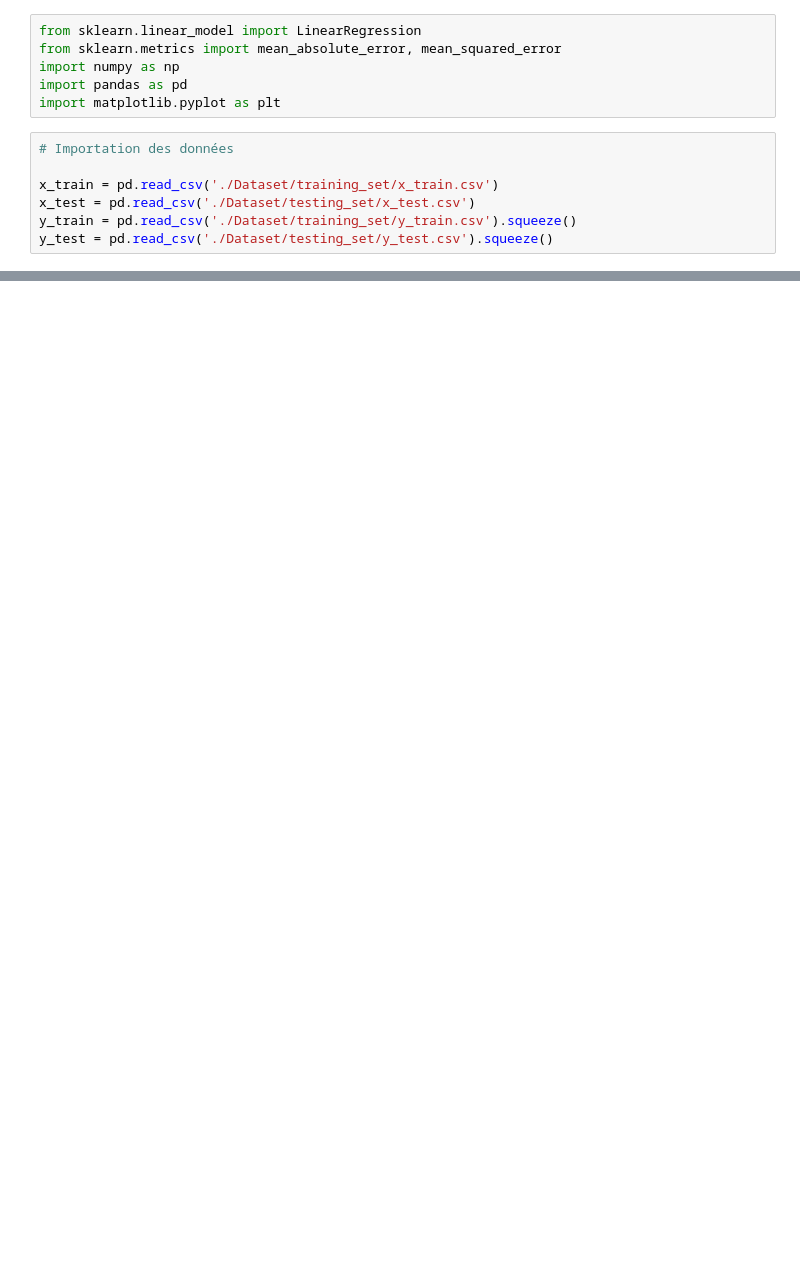
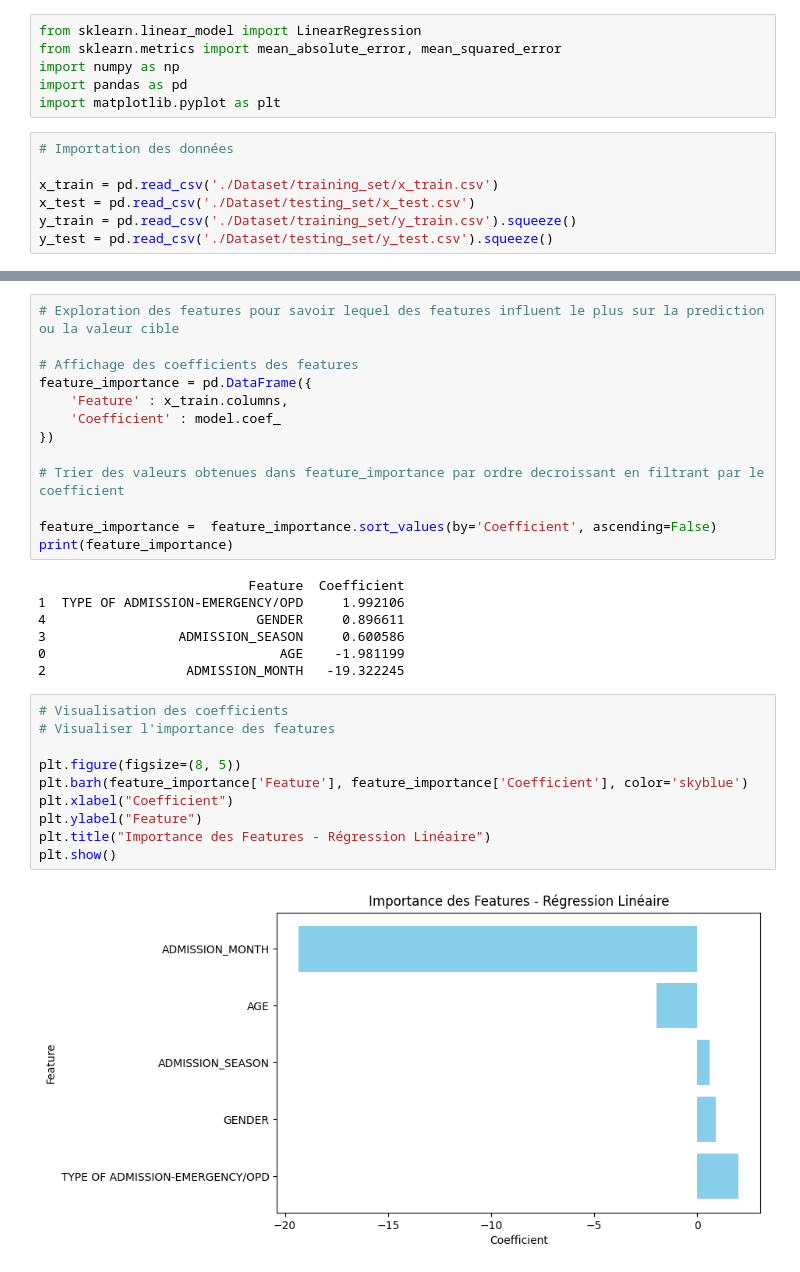
Before and after one commit to vendkura/HospitalResourceOptimizer, a Jupyter notebook: MoteurCalcul.ipynb, the cells around one changed output, grey strips where cells are left out. Saved outputs shown, nothing was run; the diff lists cells and outputs as text; blank space fills up the shorter version.

```diff
--- a/MoteurCalcul.ipynb
+++ b/MoteurCalcul.ipynb
@@ -58,0 +59,32 @@ plt.show()
+# %%
+# Exploration des features pour savoir lequel des features influent le plus sur la prediction ou la valeur cible
+
+# Affichage des coefficients des features
+feature_importance = pd.DataFrame({
+    'Feature' : x_train.columns,
+    'Coefficient' : model.coef_
+})
+
+# Trier des valeurs obtenues dans feature_importance par ordre decroissant en filtrant par le coefficient
+
+feature_importance =  feature_importance.sort_values(by='Coefficient', ascending=False)
+print(feature_importance)
+# %% [output]
+                           Feature  Coefficient
+1  TYPE OF ADMISSION-EMERGENCY/OPD     1.992106
+4                           GENDER     0.896611
+3                 ADMISSION_SEASON     0.600586
+0                              AGE    -1.981199
+2                  ADMISSION_MONTH   -19.322245
+# %%
+# Visualisation des coefficients
+# Visualiser l'importance des features
+
+plt.figure(figsize=(8, 5))
+plt.barh(feature_importance['Feature'], feature_importance['Coefficient'], color='skyblue')
+plt.xlabel("Coefficient")
+plt.ylabel("Feature")
+plt.title("Importance des Features - Régression Linéaire")
+plt.show()
+# %% [output]
+[figure, added]
```
Also changed, not shown: parts of 5 cells of this notebook, 4 other files.
